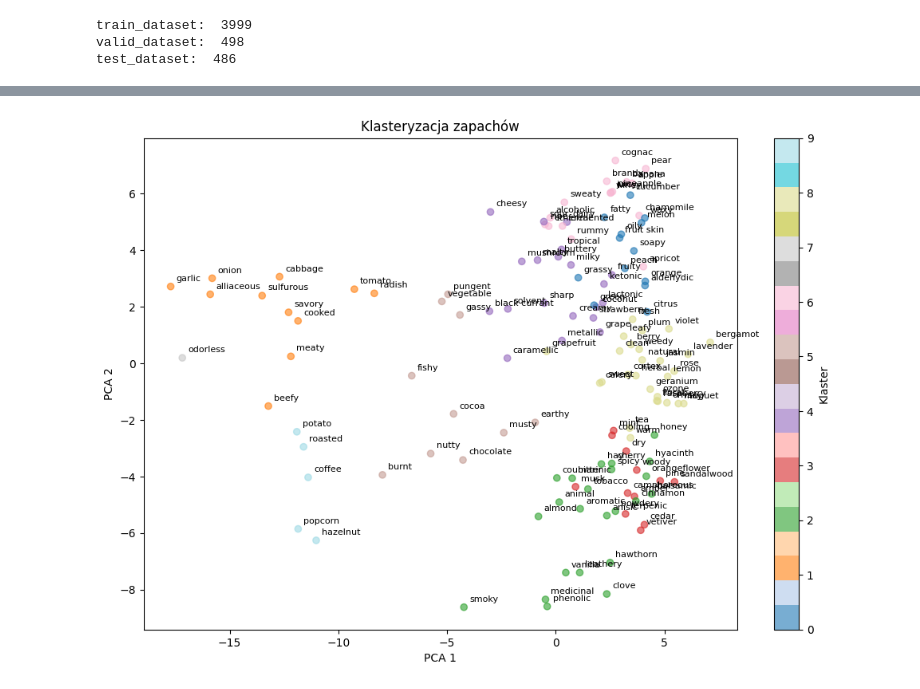
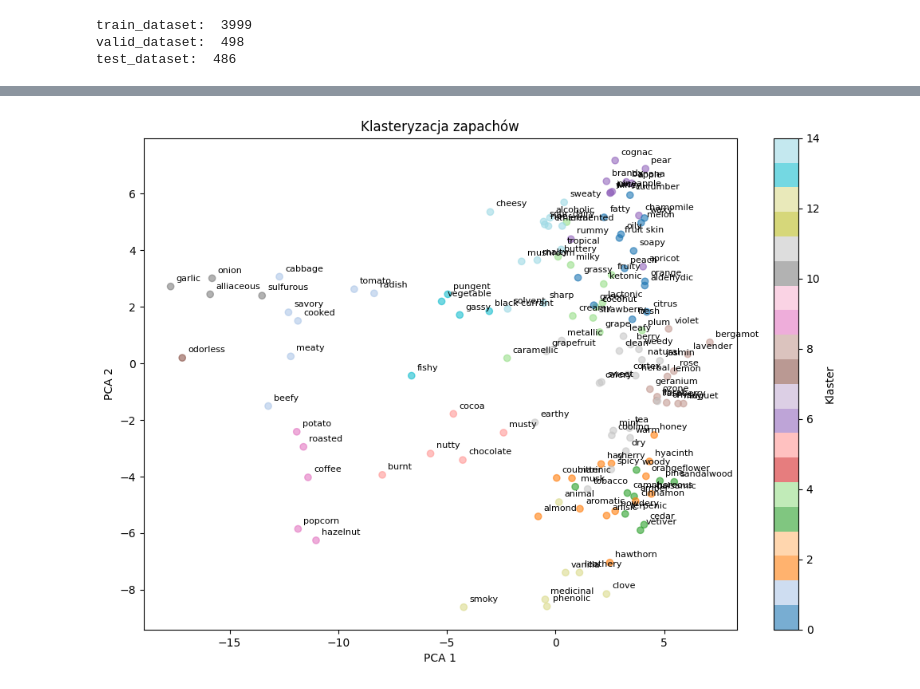
Before and after one commit to cluiverto/osmo, a Jupyter notebook: notebooks/openpom_clusters.ipynb, the cells around one changed output, grey strips where cells are left out. Saved outputs shown, nothing was run; the diff lists cells and outputs as text; code cells hidden in the pictures.

Commit message:
openpom - clustering #2 - modify plot

```diff
--- a/notebooks/openpom_clusters.ipynb
+++ b/notebooks/openpom_clusters.ipynb
@@ -80,13 +57,10 @@ dataset
 | 4982 | CC1CCC(C(C)C)C(OCC(C)(O)CO)C1 | mint;cooling | 0 | 0 | 0 | 0 | 0 | 0 | ... |
 4983 rows × 140 columns
 # %%
-featurizer = GraphFeaturizer()
+# featurizer = GraphFeaturizer()
 
-smiles_field = 'curated_GS_LF_merged_4983nonStereoSMILES' # column that contains SMILES
-loader = dc.data.CSVLoader(tasks=TASKS,
-feature_field=smiles_field,
-featurizer=featurizer)
-dataset = loader.create_dataset(inputs=[input_file])
+dataset = make_dataset()
+
 n_tasks = len(dataset.tasks)
 len(dataset)
 # %% [output]
@@ -312,6 +121,8 @@ plt.show()
 # %%
+pom_embeds = model.predict_embedding(dataset)
+
+
 import numpy as np
-
 mean_embeddings = []
 for i in range(len(dataset.tasks)):
     idx = np.where(dataset.y[:, i] == 1)[0]
@@ -319,35 +130,35 @@ for i in range(len(dataset.tasks)):
         mean_emb = np.mean(pom_embeds[idx], axis=0)
     else:
         mean_emb = np.zeros(pom_embeds.shape[1])
     mean_embeddings.append(mean_emb)
 mean_embeddings = np.array(mean_embeddings)
 
 # Klasteryzacja
 from sklearn.cluster import KMeans
-n_clusters = 10
+n_clusters = 15
 kmeans = KMeans(n_clusters=n_clusters, random_state=42)
 clusters = kmeans.fit_predict(mean_embeddings)
 
 # PCA
 from sklearn.decomposition import PCA
 pca = PCA(n_components=2)
 embeds_2d = pca.fit_transform(mean_embeddings)
 
 # Rysowanie
 import matplotlib.pyplot as plt
 plt.figure(figsize=(12,8))
 scatter = plt.scatter(embeds_2d[:,0], embeds_2d[:,1], c=clusters, cmap='tab20', alpha=0.6)
 
 for i, label in enumerate(dataset.tasks):
     plt.annotate(label, (embeds_2d[i,0], embeds_2d[i,1]), fontsize=8, xytext=(5,5), textcoords='offset points')
 
 plt.colorbar(scatter, label='Klaster')
 plt.xlabel('PCA 1')
 plt.ylabel('PCA 2')
 plt.title('Klasteryzacja zapachów')
 plt.show()
 # %% [output]
-[figure, old version]
+[figure, new version]
 # %%
 def get_clusters_list(dataset_tasks, clusters):
     clustered_odors = {}
```
Also changed, not shown: parts of 17 cells of this notebook, 2 other files.
